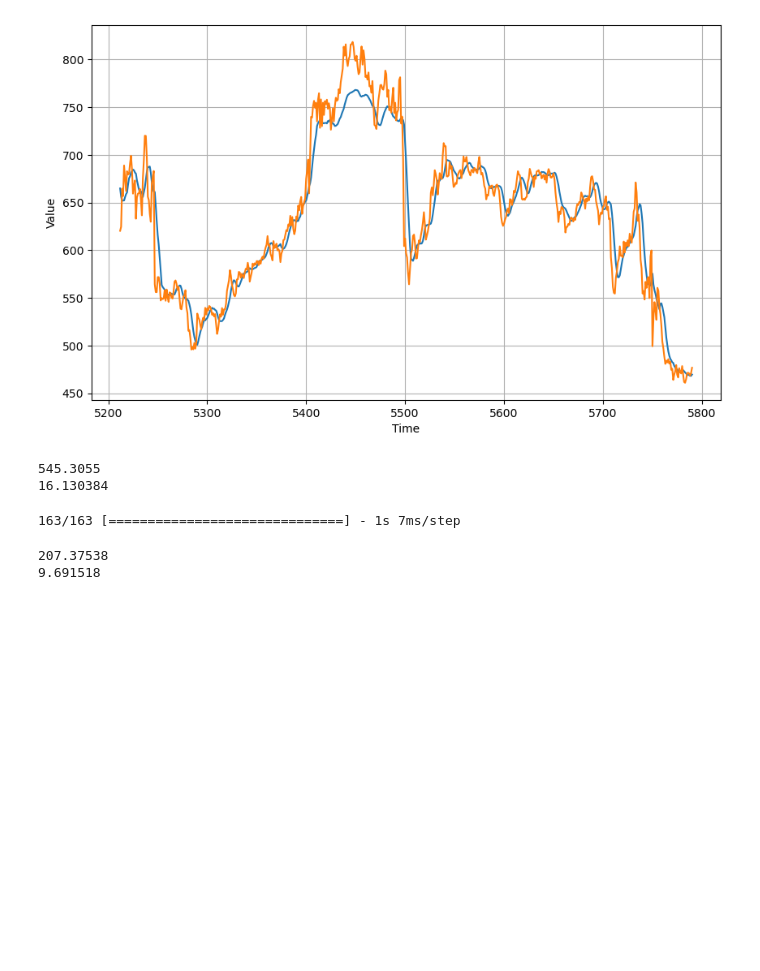
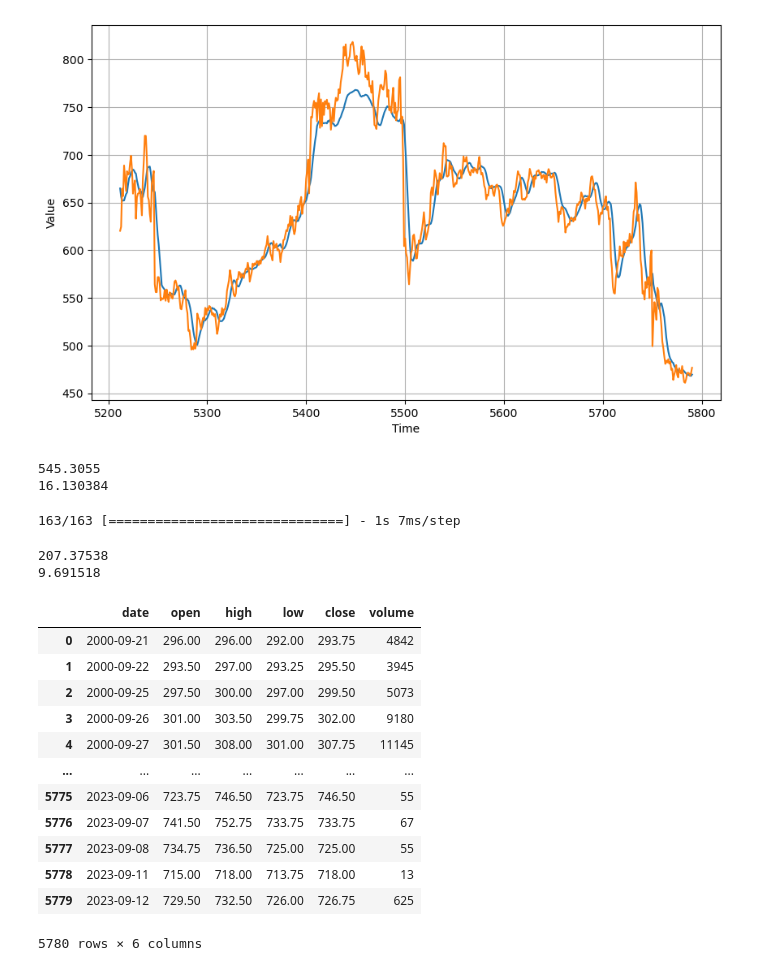
Before and after one commit to sdray5/projects, a Jupyter notebook: GrainFutures/Grains Futures.ipynb, the cells around one changed output. Saved outputs shown, nothing was run; the diff lists cells and outputs as text; code cells hidden in the pictures; blank space fills up the shorter version.

```diff
--- a/GrainFutures/Grains Futures.ipynb
+++ b/GrainFutures/Grains Futures.ipynb
@@ -339,3 +339,20 @@ print(tf.keras.metrics.mean_absolute_error(y_train, train_results).numpy())
 # %% [output]
 207.37538
 9.691518
+# %%
+wheat_df = pd.read_csv('individual_data/KC_HRW_Wheat_data.csv')
+wheat_df
+# %% [output]
+|  | date | open | high | low | close | volume |
+| 0 | 2000-09-21 | 296.00 | 296.00 | 292.00 | 293.75 | 4842 |
+| 1 | 2000-09-22 | 293.50 | 297.00 | 293.25 | 295.50 | 3945 |
+| 2 | 2000-09-25 | 297.50 | 300.00 | 297.00 | 299.50 | 5073 |
+| 3 | 2000-09-26 | 301.00 | 303.50 | 299.75 | 302.00 | 9180 |
+| 4 | 2000-09-27 | 301.50 | 308.00 | 301.00 | 307.75 | 11145 |
+| ... | ... | ... | ... | ... | ... | ... |
+| 5775 | 2023-09-06 | 723.75 | 746.50 | 723.75 | 746.50 | 55 |
+| 5776 | 2023-09-07 | 741.50 | 752.75 | 733.75 | 733.75 | 67 |
+| 5777 | 2023-09-08 | 734.75 | 736.50 | 725.00 | 725.00 | 55 |
+| 5778 | 2023-09-11 | 715.00 | 718.00 | 713.75 | 718.00 | 13 |
+| 5779 | 2023-09-12 | 729.50 | 732.50 | 726.00 | 726.75 | 625 |
+5780 rows × 6 columns
```
Also changed, not shown: parts of 14 cells of this notebook.
